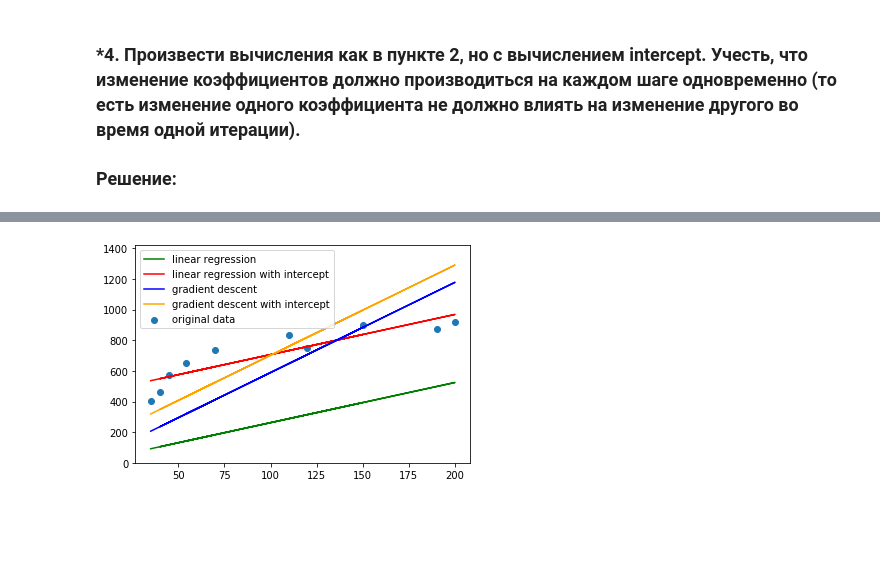
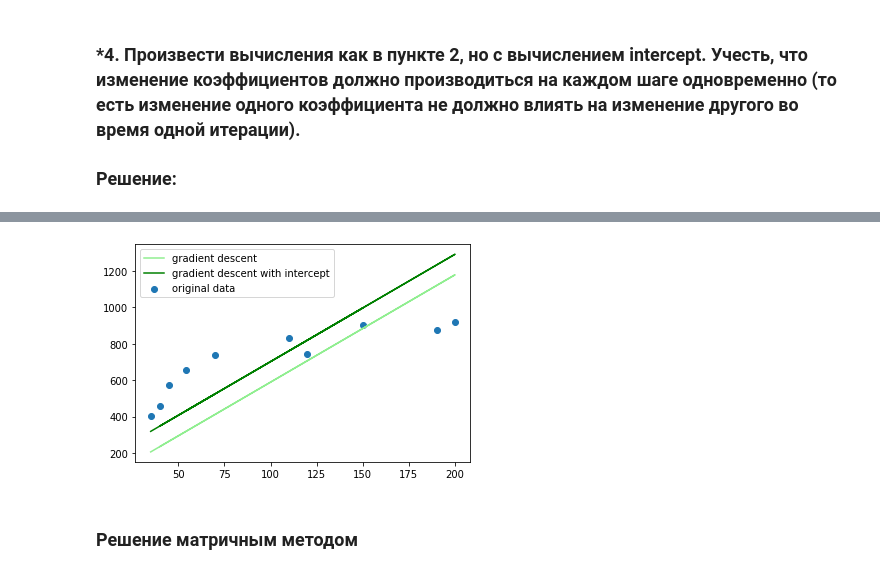
Before and after one commit to AlexanderKonstantinov/mathstat, a Jupyter notebook: lesson 7.ipynb, the cells around one changed output, grey strips where cells are left out. Cells and saved outputs as stored; diff of their text form; code cells hidden in the pictures; blank space fills up the shorter version.

```diff
--- a/lesson 7.ipynb
+++ b/lesson 7.ipynb
@@ -158,14 +160,12 @@ Iteration       b1              mse without intercept           b0      mse with
 # %%
 plt.scatter(x, y, label='original data')
 
-plt.plot(x, y_hat_1, color='g', label='linear regression')
-plt.plot(x, y_hat_0, color='r', label='linear regression with intercept')
+plt.plot(x[:n // 2], x[:n // 2] * b1, color='lightgreen', label='gradient descent')
+plt.plot(x, b0 + b1 * x, color='green', label='gradient descent with intercept')
 
-plt.plot(x, x * b1, color='b', label='gradient descent')
-plt.plot(x, b0 + b1 * x, color='orange', label='gradient descent with intercept')
-
-plt.ylim(0, y.max() + 500)
 plt.legend(loc="upper left")
 plt.show()
 # %% [output]
-[figure, old version]
+[figure, new version]
+# %% [markdown]
+### Решение матричным методом
```
Also changed, not shown: parts of 6 cells of this notebook.
